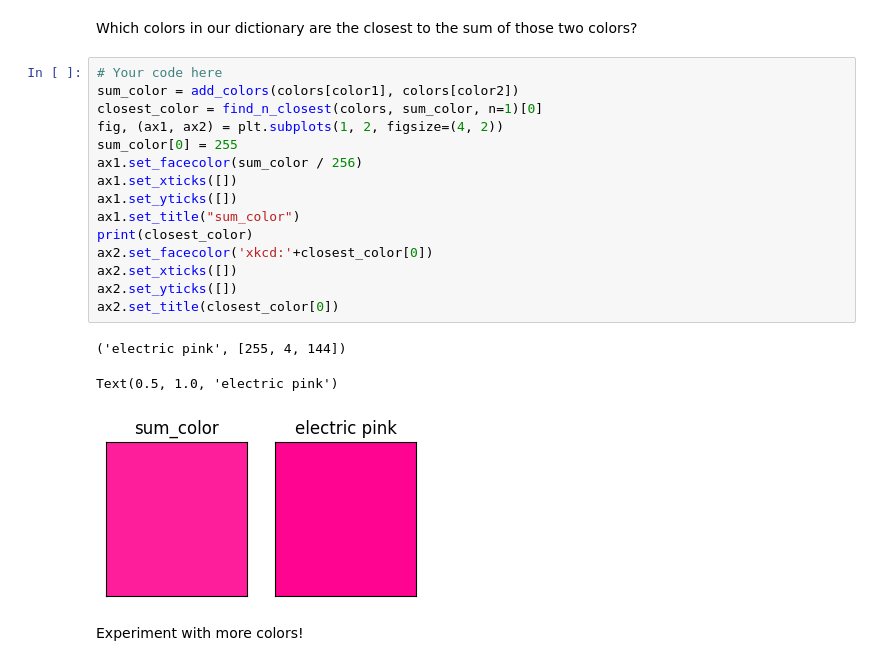
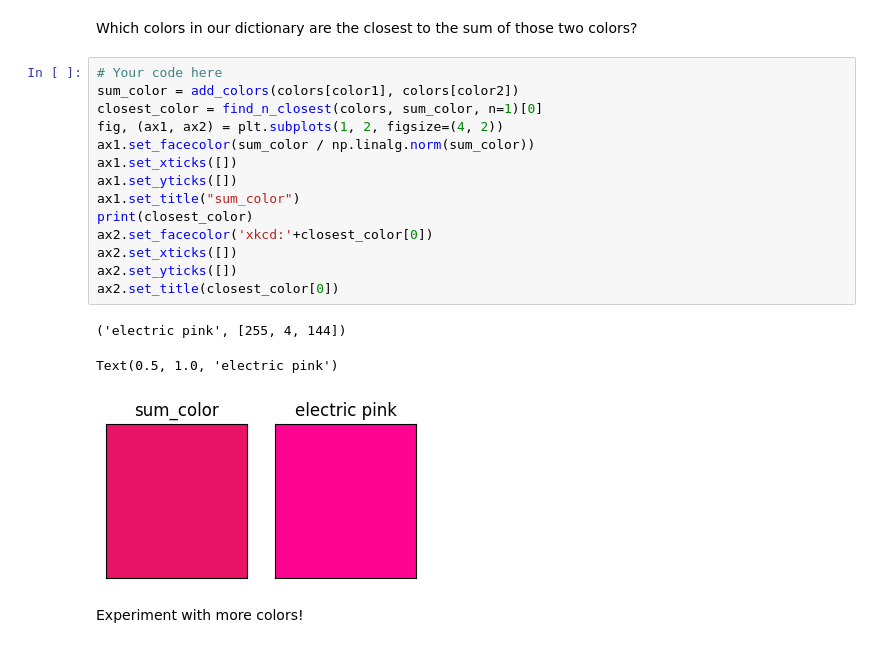
Before and after one commit to aaletov/math-basics-for-ai, a Jupyter notebook: solutions/msai23_session01_colors.ipynb, the cells around one changed output. Drawn from its saved outputs; the diff is of its cells as text.

```diff
--- a/solutions/msai23_session01_colors.ipynb
+++ b/solutions/msai23_session01_colors.ipynb
@@ -197,22 +197,21 @@ Which colors in our dictionary are the closest to the sum of those two colors?
 # %%
 # Your code here
 sum_color = add_colors(colors[color1], colors[color2])
 closest_color = find_n_closest(colors, sum_color, n=1)[0]
 fig, (ax1, ax2) = plt.subplots(1, 2, figsize=(4, 2))
-sum_color[0] = 255
-ax1.set_facecolor(sum_color / 256)
+ax1.set_facecolor(sum_color / np.linalg.norm(sum_color))
 ax1.set_xticks([])
 ax1.set_yticks([])
 ax1.set_title("sum_color")
 print(closest_color)
 ax2.set_facecolor('xkcd:'+closest_color[0])
 ax2.set_xticks([])
 ax2.set_yticks([])
 ax2.set_title(closest_color[0])
 # %% [output]
 ('electric pink', [255, 4, 144])
 Text(0.5, 1.0, 'electric pink')
-[figure, old version]
+[figure, new version]
 # %% [markdown]
 Experiment with more colors!
 # %% [markdown]
```
Also changed, not shown: parts of 1 cell of this notebook.
